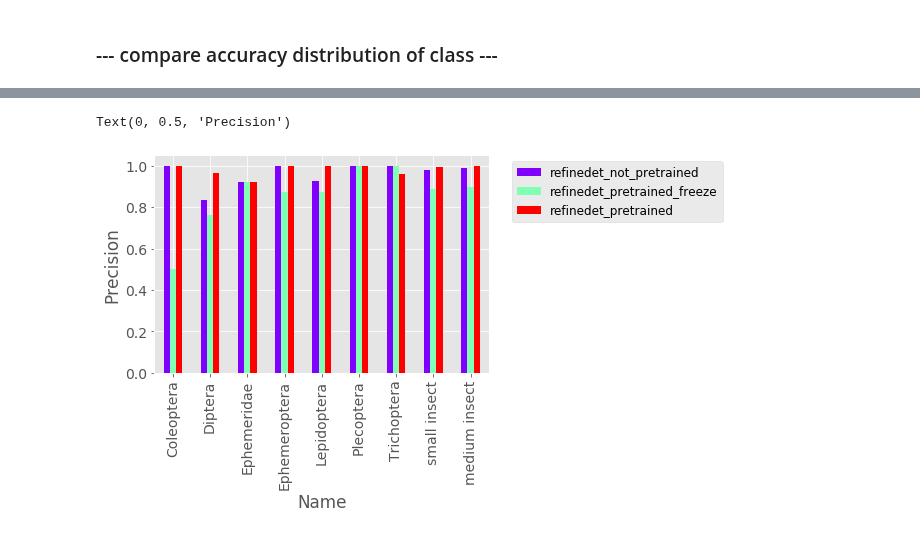
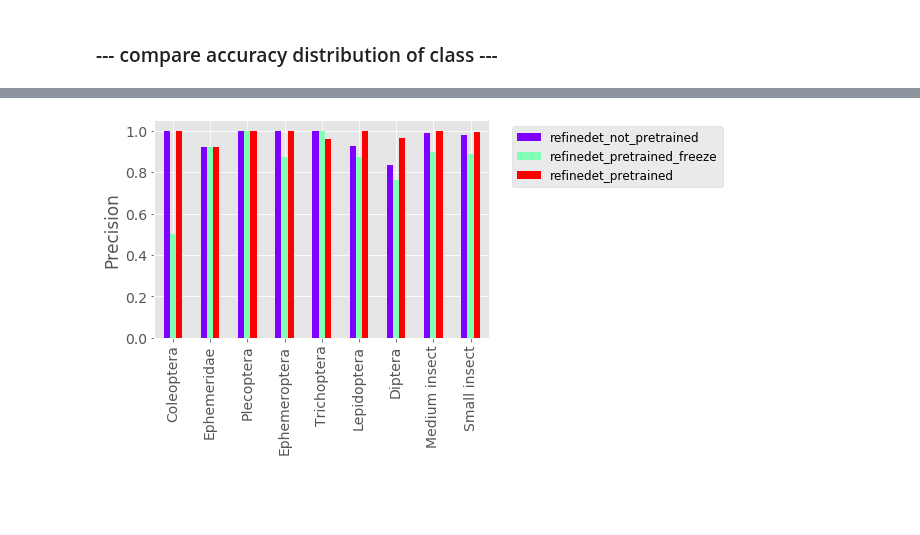
Before and after one commit to keiiti975/Insect_Phenology_Detector, a Jupyter notebook: result/detection/compare_finetuning/compare_finetuning.ipynb, the cells around one changed output, grey strips where cells are left out. Cells and saved outputs as stored; diff of their text form; code cells hidden in the pictures; blank space fills up the shorter version.

Commit message:
add detection precision with class population

```diff
--- a/result/detection/compare_finetuning/compare_finetuning.ipynb
+++ b/result/detection/compare_finetuning/compare_finetuning.ipynb
@@ -83,0 +71,12 @@ all_df
+# %%
+new_all_df = pd.DataFrame()
+new_all_df = new_all_df.append(pd.Series(all_df.values[0][2:], index=all_df.columns[2:], name='Coleoptera'))
+new_all_df = new_all_df.append(pd.Series(all_df.values[2][2:], index=all_df.columns[2:], name='Ephemeridae'))
+new_all_df = new_all_df.append(pd.Series(all_df.values[5][2:], index=all_df.columns[2:], name='Plecoptera'))
+new_all_df = new_all_df.append(pd.Series(all_df.values[3][2:], index=all_df.columns[2:], name='Ephemeroptera'))
+new_all_df = new_all_df.append(pd.Series(all_df.values[6][2:], index=all_df.columns[2:], name='Trichoptera'))
+new_all_df = new_all_df.append(pd.Series(all_df.values[4][2:], index=all_df.columns[2:], name='Lepidoptera'))
+new_all_df = new_all_df.append(pd.Series(all_df.values[1][2:], index=all_df.columns[2:], name='Diptera'))
+new_all_df = new_all_df.append(pd.Series(all_df.values[8][2:], index=all_df.columns[2:], name='Medium insect'))
+new_all_df = new_all_df.append(pd.Series(all_df.values[7][2:], index=all_df.columns[2:], name='Small insect'))
+new_all_df
@@ -84,9 +94,8 @@ all_df
 # %%
 plt.rcParams["font.size"] = 14
-all_df.plot(kind="bar", x="Name", y=["refinedet_not_pretrained", "refinedet_pretrained_freeze", "refinedet_pretrained"], cmap="rainbow")
+new_all_df.plot(kind="bar", y=["refinedet_not_pretrained", "refinedet_pretrained_freeze", "refinedet_pretrained"], cmap="rainbow")
 plt.ylabel("Precision")
 plt.legend(bbox_to_anchor=(1.05, 1), loc='upper left', fontsize=12)
 plt.savefig("/home/tanida/workspace/Insect_Phenology_Detector/result/detection/compare_finetuning/compare_precision_per_class.png", bbox_inches="tight")
 # %% [output]
-Text(0, 0.5, 'Precision')
-[figure, old version]
+[figure, new version]
```
Also changed, not shown: parts of 3 cells of this notebook, 1 other file.
